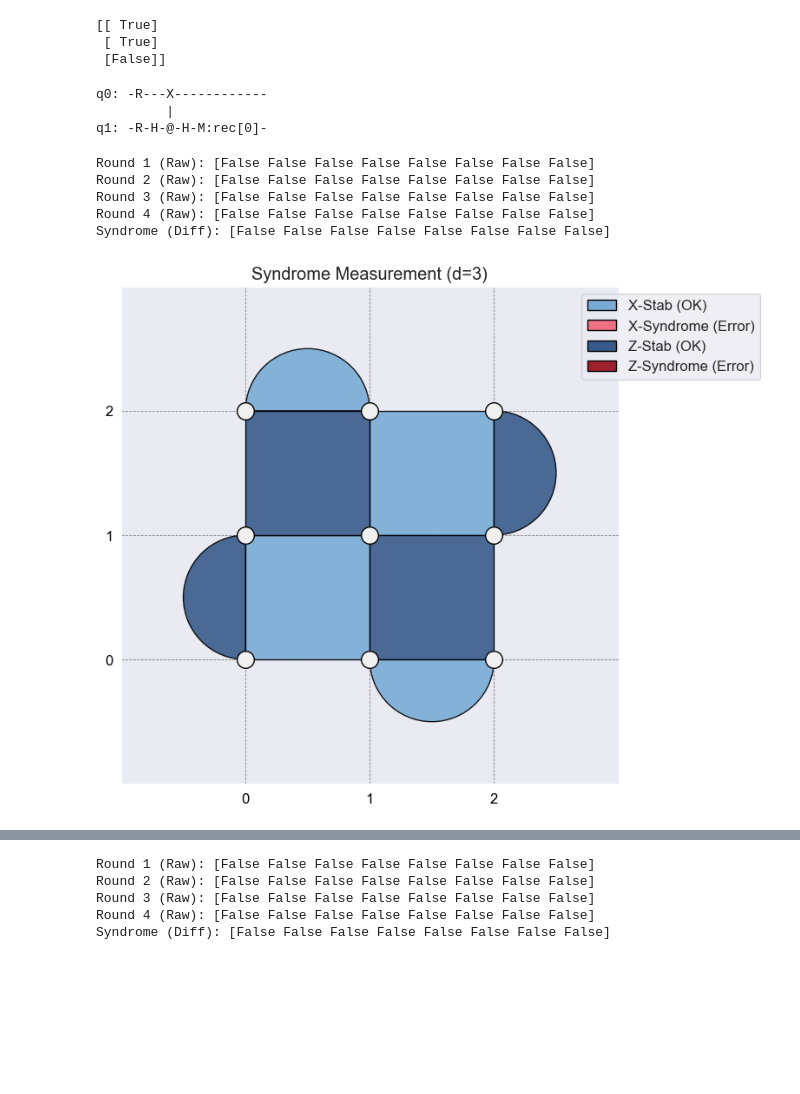
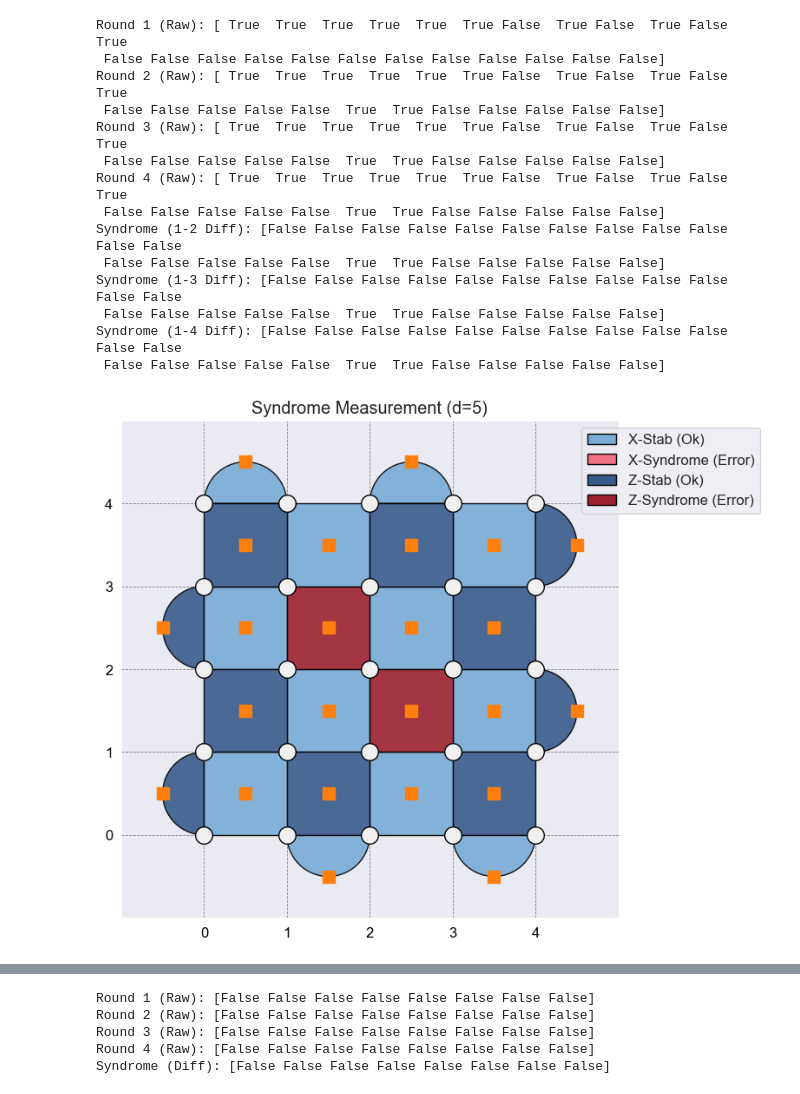
Before and after one commit to BjarneS2/Simulation_on_QEC_with_reconfigurable_atom_arrays, a Jupyter notebook: test.ipynb, the cells around one changed output, grey strips where cells are left out. Cells and saved outputs as stored; diff of their text form; code cells hidden in the pictures; blank space fills up the shorter version.

```diff
--- a/test.ipynb
+++ b/test.ipynb
@@ -1,60 +1,51 @@
 # %%
-import stim
-c = stim.Circuit()
-c.append("R", [0,1])      # data(0) = |0>, ancilla(1)=|0>
-c.append("H", [1])        # prepare ancilla |+>
-c.append("CNOT", [1,0])   # anc -> data (X parity entanglement)
-c.append("H", [1])        # rotate anc back for Z-readout
-c.append("M", [1])
+import pymatching as pm
 
-sampler = c.compile_sampler()
-results = sampler.sample(shots=3)
-print(results)
-c.diagram()
+pm.
-# %% [output]
-[[ True]
- [ True]
- [False]]
-q0: -R---X------------
-         |
-q1: -R-H-@-H-M:rec[0]-
 # %%
 from surface_code import SurfaceCode
-sc = SurfaceCode(distance=3)
-
-# Build circuit for 2 rounds to allow comparison
+sc = SurfaceCode(distance=5)
 sc.build_in_stim(rounds=4)
 
-# Run simulation
-# We get a result of shape (shots, num_measurements)
-# Total measurements = (num_ancillas) * rounds
 results = sc.run_simulation(shots=1)
 single_shot = results[0]
 
 # Calculate number of ancillas
 num_ancillas = len(sc.x_stabilisers_coords) + len(sc.z_stabilisers_coords)
 
 # Split results into rounds
 round_1 = single_shot[:num_ancillas]
 round_2 = single_shot[num_ancillas:2*num_ancillas]
 round_3 = single_shot[2*num_ancillas:3*num_ancillas]
 round_4 = single_shot[3*num_ancillas:4*num_ancillas]
 
 syndrome_change = round_1 ^ round_2
 
 print("Round 1 (Raw):", round_1)
 print("Round 2 (Raw):", round_2)
 print("Round 3 (Raw):", round_3)
 print("Round 4 (Raw):", round_4)
-print("Syndrome (Diff):", syndrome_change)
+print("Syndrome (1-2 Diff):", syndrome_change)
+print("Syndrome (1-3 Diff):", round_1^round_3)
+print("Syndrome (1-4 Diff):", round_1^round_4)
 
 # Visualize the CHANGE, not the raw round
-sc.visualize_results(round_1)
+sc.visualize_results(round_1^round_2, show_ancillas=False)
+sc.plot()
 sc.diagram()
 # %% [output]
-Round 1 (Raw): [False False False False False False False False]
-Round 2 (Raw): [False False False False False False False False]
-Round 3 (Raw): [False False False False False False False False]
-Round 4 (Raw): [False False False False False False False False]
-Syndrome (Diff): [False False False False False False False False]
+Round 1 (Raw): [ True  True  True  True  True  True False  True False  True False  True
+ False False False False False False False False False False False False]
+Round 2 (Raw): [ True  True  True  True  True  True False  True False  True False  True
+ False False False False False  True  True False False False False False]
+Round 3 (Raw): [ True  True  True  True  True  True False  True False  True False  True
+ False False False False False  True  True False False False False False]
+Round 4 (Raw): [ True  True  True  True  True  True False  True False  True False  True
+ False False False False False  True  True False False False False False]
+Syndrome (1-2 Diff): [False False False False False False False False False False False False
+ False False False False False  True  True False False False False False]
+Syndrome (1-3 Diff): [False False False False False False False False False False False False
+ False False False False False  True  True False False False False False]
+Syndrome (1-4 Diff): [False False False False False False False False False False False False
+ False False False False False  True  True False False False False False]
-[figure, old version]
+[figure, new version]
```
Also changed, not shown: parts of 2 cells of this notebook, 2 other files.
